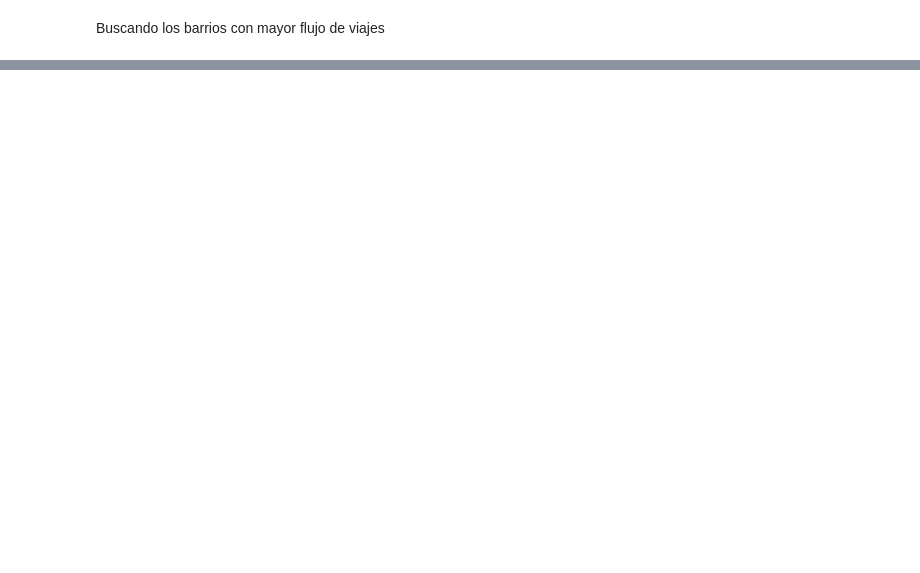
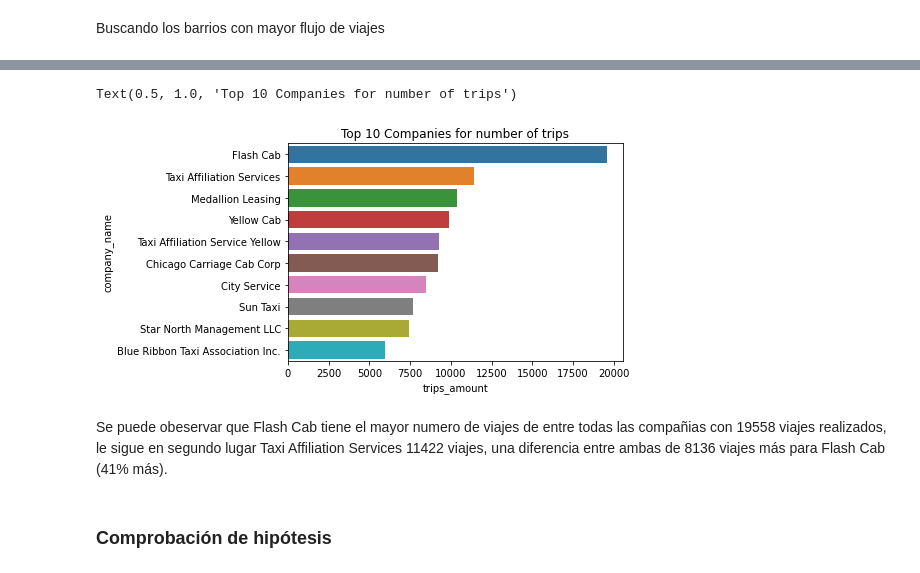
Before and after one commit to RaulManzano1981/proyecto_6, a Jupyter notebook: proyecto_6.ipynb, the cells around one changed output, grey strips where cells are left out. Saved outputs shown, nothing was run; the diff lists cells and outputs as text; code cells hidden in the pictures; blank space fills up the shorter version.

```diff
--- a/proyecto_6.ipynb
+++ b/proyecto_6.ipynb
@@ -225,0 +273,4 @@ Buscando los barrios con mayor flujo de viajes
+# %%
+#Filtrando las 10 principales compañias por numero de viajes
+df_company_trips_slice=df_company_trips.loc[0:9]
+df_company_trips_slice
@@ -225,0 +289,10 @@ Buscando los barrios con mayor flujo de viajes
+# %%
+sns.barplot(y='company_name', x='trips_amount', data=df_company_trips_slice)
+plt.title('Top 10 Companies for number of trips')
+# %% [output]
+Text(0.5, 1.0, 'Top 10 Companies for number of trips')
+[figure, added]
+# %% [markdown]
+Se puede obeservar que Flash Cab tiene el mayor numero de viajes de entre todas las compañias con 19558 viajes realizados, le sigue en segundo lugar Taxi Affiliation Services 11422 viajes, una diferencia entre ambas de 8136 viajes más para Flash Cab (41% más).
+# %% [markdown]
+### Comprobación de hipótesis
```
Also changed, not shown: parts of 27 cells of this notebook.
